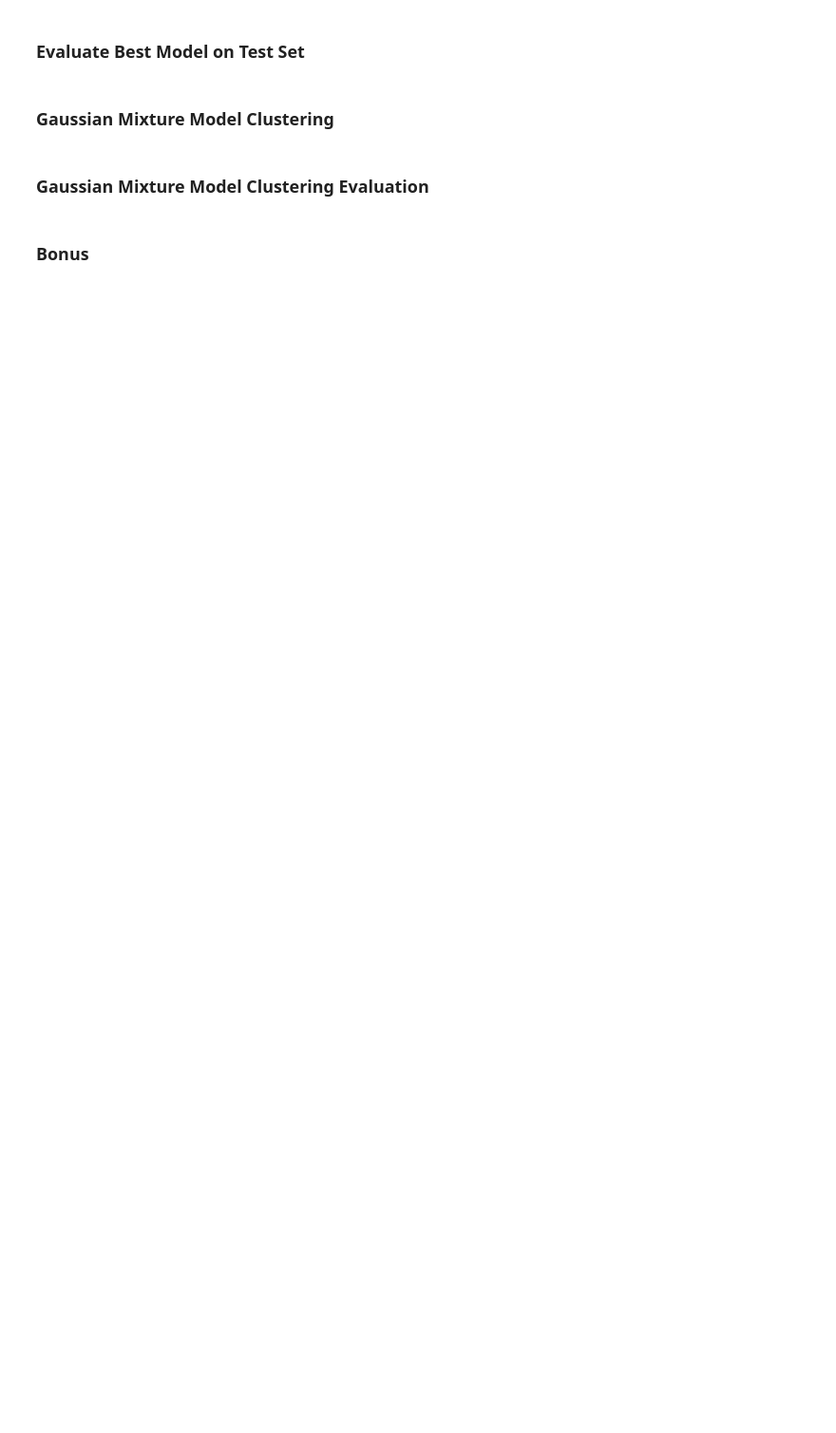
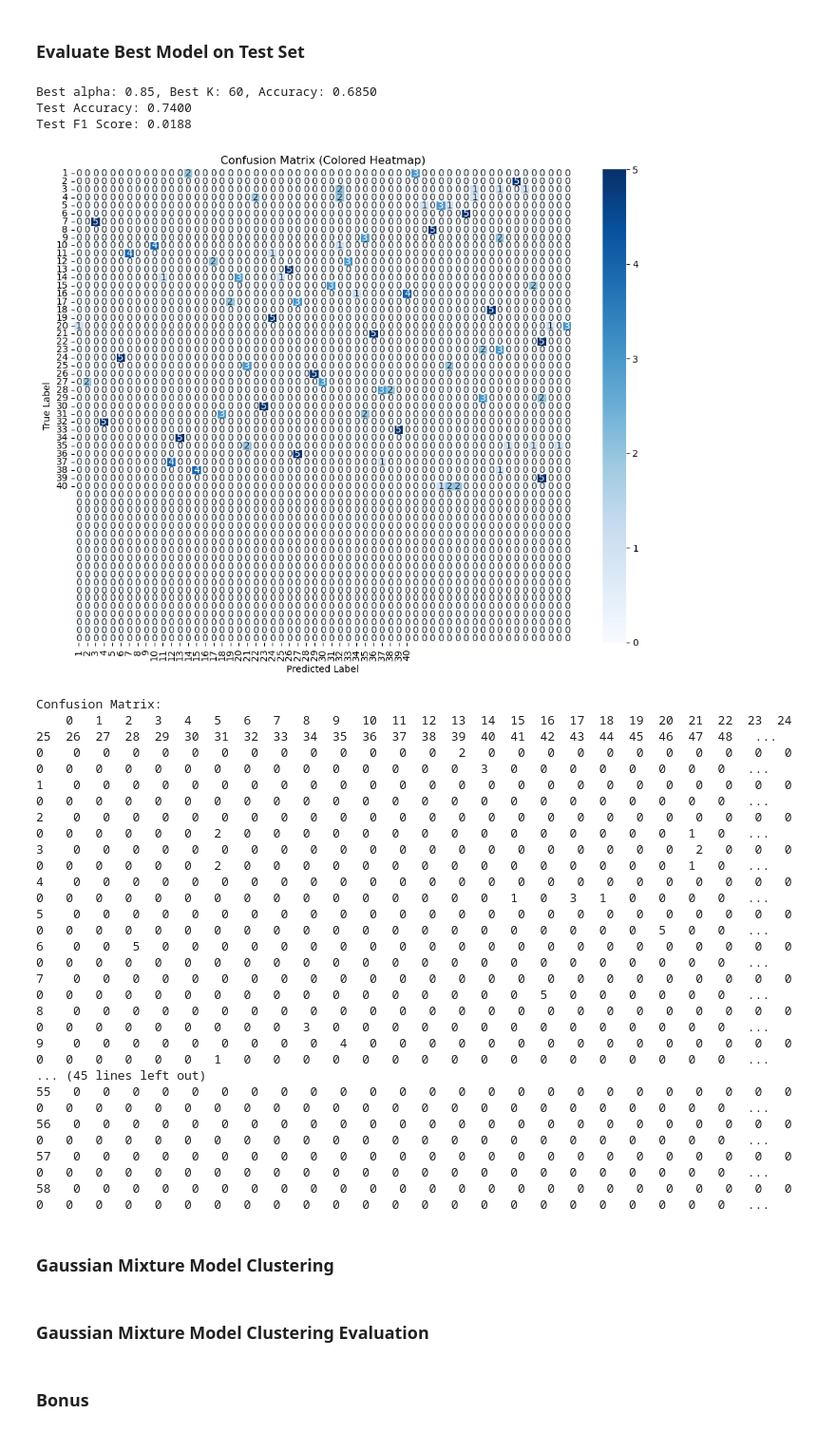
Before and after one commit to ranimeshehata/Face-Recognition, a Jupyter notebook: Face-Recognition.ipynb, the cells around one changed output. Shown: that part at 95% size. Cells and saved outputs as stored; diff of their text form; code cells hidden in the pictures; blank space fills up the shorter version.

Commit message:
K means done with evaluation, confusion matrix and f1 score

```diff
--- a/Face-Recognition.ipynb
+++ b/Face-Recognition.ipynb
@@ -261,37 +299,74 @@ plt.show()
 # %%
 # Find the entry with the highest accuracy
 best_alpha, best_K, best_acc = max(results, key=lambda x: x[2])
 
 print(f"Best alpha: {best_alpha}, Best K: {best_K}, Accuracy: {best_acc:.4f}")
 
 # Get the PCA eigenvectors for best_alpha
 _, eigvecs = pca.project(best_alpha)
-
-# Center and project test data
 mean_face = np.mean(pca.D_train, axis=0)
 D_test_centered = pca.D_test - mean_face
 test_proj = D_test_centered @ eigvecs
 
 # Fit KMeans on train set (projected)
 train_proj, _ = pca.project(best_alpha)
 kmeans_best = KMeans(n_clusters=best_K)
 kmeans_best.fit(train_proj)
 
 # Predict on test set
 y_pred_test = kmeans_best.predict(test_proj)
 
 # Evaluate clustering accuracy
 acc = clustering_accuracy(pca.y_test, y_pred_test)
 print(f"Test Accuracy: {acc:.4f}")
 
 # F1 and Confusion Matrix
 from sklearn.metrics import f1_score, confusion_matrix
+import seaborn as sns
+import matplotlib.pyplot as plt
+import pandas as pd
 
-f1 = f1_score(pca.y_test, y_pred_test, average='weighted')
+f1 = f1_score(pca.y_test, y_pred_test, average='macro')
+print(f"Test F1 Score: {f1:.4f}")
+
+# Compute confusion matrix (just to be sure)
 cm = confusion_matrix(pca.y_test, y_pred_test)
 
-print("F1 Score:", f1)
-print("Confusion Matrix:\n", cm)
+plt.figure(figsize=(10, 8))
+sns.heatmap(cm, annot=True, fmt='d', cmap='Blues', cbar=True,
+            xticklabels=np.unique(pca.y_test),
+            yticklabels=np.unique(pca.y_test))
+plt.title("Confusion Matrix (Colored Heatmap)")
+plt.xlabel("Predicted Label")
+plt.ylabel("True Label")
+plt.tight_layout()
+plt.show()
+
+print("Confusion Matrix:")
+df = pd.DataFrame(cm)
+print(df.to_string())
+# %% [output]
+Best alpha: 0.85, Best K: 60, Accuracy: 0.6850
+Test Accuracy: 0.7400
+Test F1 Score: 0.0188
+[figure, added]
+Confusion Matrix:
+    0   1   2   3   4   5   6   7   8   9   10  11  12  13  14  15  16  17  18  19  20  21  22  23  24  25  26  27  28  29  30  31  32  33  34  35  36  37  38  39  40  41  42  43  44  45  46  47  48   ...
+0    0   0   0   0   0   0   0   0   0   0   0   0   0   2   0   0   0   0   0   0   0   0   0   0   0   0   0   0   0   0   0   0   0   0   0   0   0   0   0   0   3   0   0   0   0   0   0   0   0   ...
+1    0   0   0   0   0   0   0   0   0   0   0   0   0   0   0   0   0   0   0   0   0   0   0   0   0   0   0   0   0   0   0   0   0   0   0   0   0   0   0   0   0   0   0   0   0   0   0   0   0   ...
+2    0   0   0   0   0   0   0   0   0   0   0   0   0   0   0   0   0   0   0   0   0   0   0   0   0   0   0   0   0   0   0   2   0   0   0   0   0   0   0   0   0   0   0   0   0   0   0   1   0   ...
+3    0   0   0   0   0   0   0   0   0   0   0   0   0   0   0   0   0   0   0   0   0   2   0   0   0   0   0   0   0   0   0   2   0   0   0   0   0   0   0   0   0   0   0   0   0   0   0   1   0   ...
+4    0   0   0   0   0   0   0   0   0   0   0   0   0   0   0   0   0   0   0   0   0   0   0   0   0   0   0   0   0   0   0   0   0   0   0   0   0   0   0   0   0   1   0   3   1   0   0   0   0   ...
+5    0   0   0   0   0   0   0   0   0   0   0   0   0   0   0   0   0   0   0   0   0   0   0   0   0   0   0   0   0   0   0   0   0   0   0   0   0   0   0   0   0   0   0   0   0   0   5   0   0   ...
+6    0   0   5   0   0   0   0   0   0   0   0   0   0   0   0   0   0   0   0   0   0   0   0   0   0   0   0   0   0   0   0   0   0   0   0   0   0   0   0   0   0   0   0   0   0   0   0   0   0   ...
+7    0   0   0   0   0   0   0   0   0   0   0   0   0   0   0   0   0   0   0   0   0   0   0   0   0   0   0   0   0   0   0   0   0   0   0   0   0   0   0   0   0   0   5   0   0   0   0   0   0   ...
+8    0   0   0   0   0   0   0   0   0   0   0   0   0   0   0   0   0   0   0   0   0   0   0   0   0   0   0   0   0   0   0   0   0   0   3   0   0   0   0   0   0   0   0   0   0   0   0   0   0   ...
+9    0   0   0   0   0   0   0   0   0   4   0   0   0   0   0   0   0   0   0   0   0   0   0   0   0   0   0   0   0   0   0   1   0   0   0   0   0   0   0   0   0   0   0   0   0   0   0   0   0   ...
+... (45 lines left out)
+55   0   0   0   0   0   0   0   0   0   0   0   0   0   0   0   0   0   0   0   0   0   0   0   0   0   0   0   0   0   0   0   0   0   0   0   0   0   0   0   0   0   0   0   0   0   0   0   0   0   ...
+56   0   0   0   0   0   0   0   0   0   0   0   0   0   0   0   0   0   0   0   0   0   0   0   0   0   0   0   0   0   0   0   0   0   0   0   0   0   0   0   0   0   0   0   0   0   0   0   0   0   ...
+57   0   0   0   0   0   0   0   0   0   0   0   0   0   0   0   0   0   0   0   0   0   0   0   0   0   0   0   0   0   0   0   0   0   0   0   0   0   0   0   0   0   0   0   0   0   0   0   0   0   ...
+58   0   0   0   0   0   0   0   0   0   0   0   0   0   0   0   0   0   0   0   0   0   0   0   0   0   0   0   0   0   0   0   0   0   0   0   0   0   0   0   0   0   0   0   0   0   0   0   0   0   ...
 # %% [markdown]
 ### Gaussian Mixture Model Clustering
 # %% [markdown]
```
Also changed, not shown: parts of 6 cells of this notebook.
